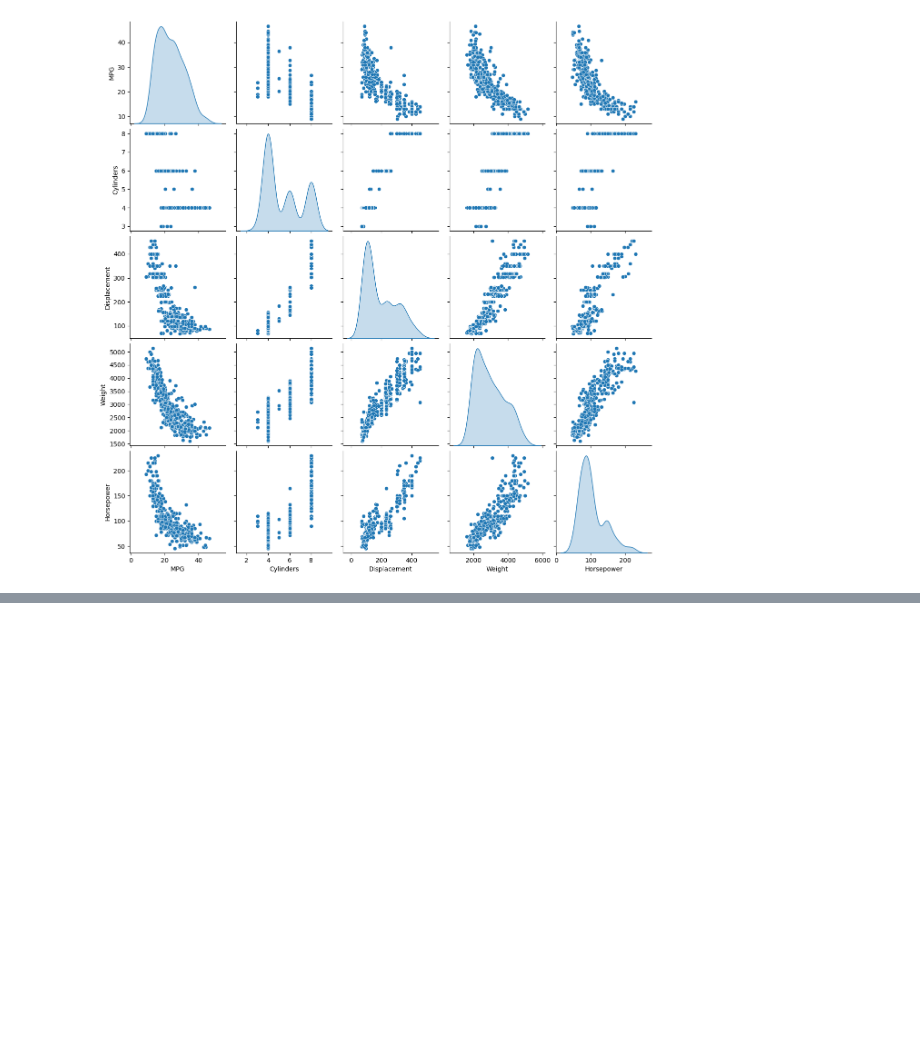
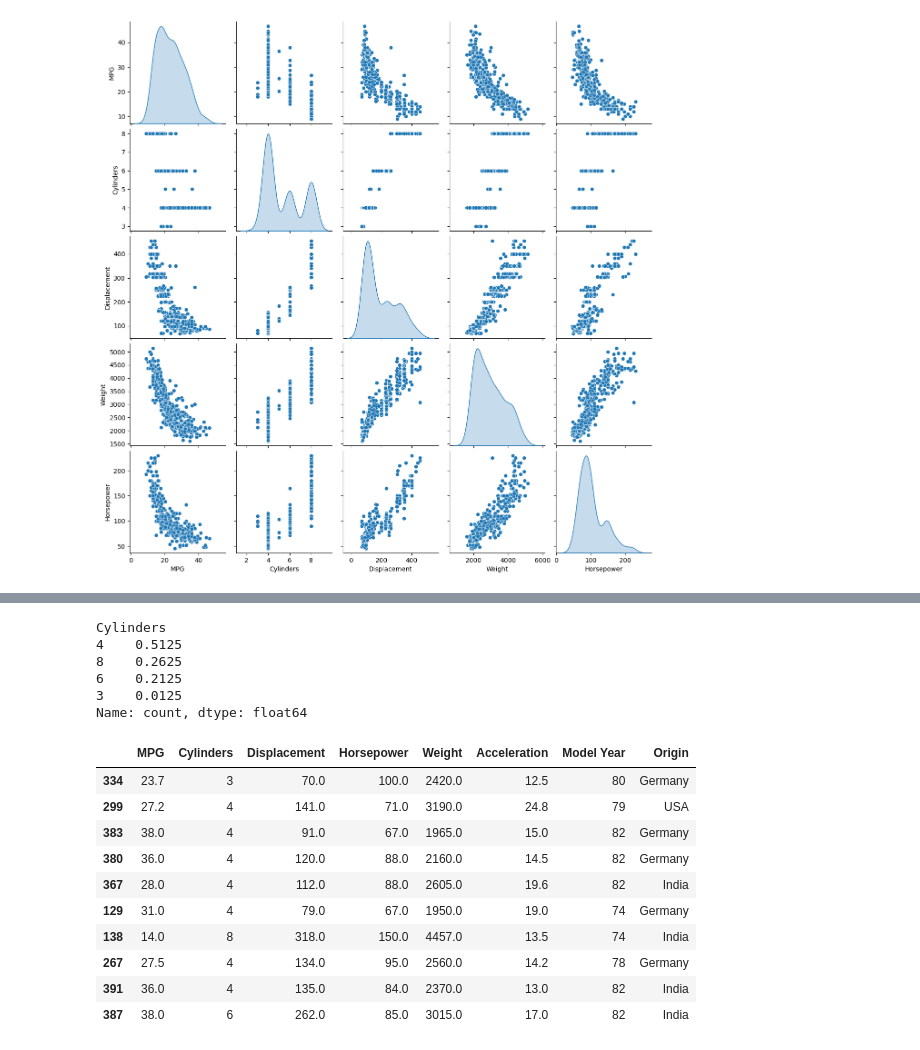
Before and after one commit to jakeisaacs/ML-Project-Auto-MPG, a Jupyter notebook: Notebook_ML_Auto.ipynb, the cells around one changed output, grey strips where cells are left out. Drawn from its saved outputs; the diff is of its cells as text; code cells hidden in the pictures; blank space fills up the shorter version.

```diff
--- a/Notebook_ML_Auto.ipynb
+++ b/Notebook_ML_Auto.ipynb
@@ -108,3 +106,11 @@ sns.pairplot(data[['MPG', 'Cylinders', 'Displacement', 'Weight', 'Horsepower']],
 # %% [output]
 <seaborn.axisgrid.PairGrid at 0x...>
 [figure]
+# %%
+from sklearn.model_selection import StratifiedShuffleSplit
+
+split = StratifiedShuffleSplit(n_splits=1, test_size=0.2, random_state=42)
+
+for train_index, test_index in split.split(data, data['Cylinders']):
+    train_set = data.loc[train_index]
+    test_set = data.loc[test_index]
@@ -110,0 +127,24 @@ sns.pairplot(data[['MPG', 'Cylinders', 'Displacement', 'Weight', 'Horsepower']],
+# %%
+test_set['Cylinders'].value_counts() / len(test_set)
+# %% [output]
+Cylinders
+4    0.5125
+8    0.2625
+6    0.2125
+3    0.0125
+Name: count, dtype: float64
+# %%
+train_set['Origin'] = train_set['Origin'].map({1: 'India', 2: 'USA', 3: 'Germany'})
+train_set.sample(10)
+# %% [output]
+|  | MPG | Cylinders | Displacement | Horsepower | Weight | Acceleration | Model Year | Origin |
+| 334 | 23.7 | 3 | 70.0 | 100.0 | 2420.0 | 12.5 | 80 | Germany |
+| 299 | 27.2 | 4 | 141.0 | 71.0 | 3190.0 | 24.8 | 79 | USA |
+| 383 | 38.0 | 4 | 91.0 | 67.0 | 1965.0 | 15.0 | 82 | Germany |
+| 380 | 36.0 | 4 | 120.0 | 88.0 | 2160.0 | 14.5 | 82 | Germany |
+| 367 | 28.0 | 4 | 112.0 | 88.0 | 2605.0 | 19.6 | 82 | India |
+| 129 | 31.0 | 4 | 79.0 | 67.0 | 1950.0 | 19.0 | 74 | Germany |
+| 138 | 14.0 | 8 | 318.0 | 150.0 | 4457.0 | 13.5 | 74 | India |
+| 267 | 27.5 | 4 | 134.0 | 95.0 | 2560.0 | 14.2 | 78 | Germany |
+| 391 | 36.0 | 4 | 135.0 | 84.0 | 2370.0 | 13.0 | 82 | India |
+| 387 | 38.0 | 6 | 262.0 | 85.0 | 3015.0 | 17.0 | 82 | India |
```
Also changed, not shown: parts of 4 cells of this notebook.
